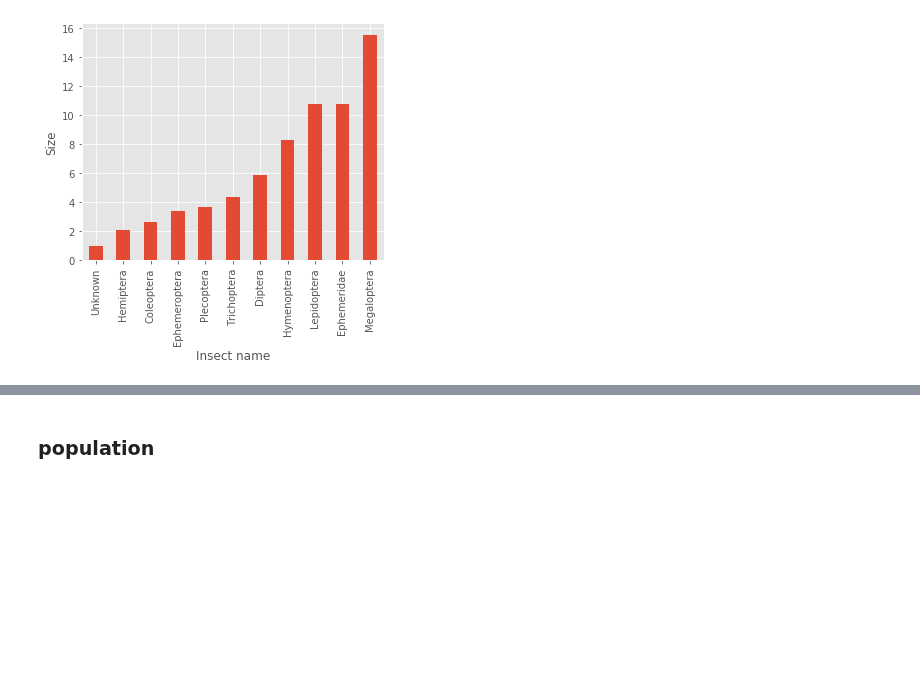
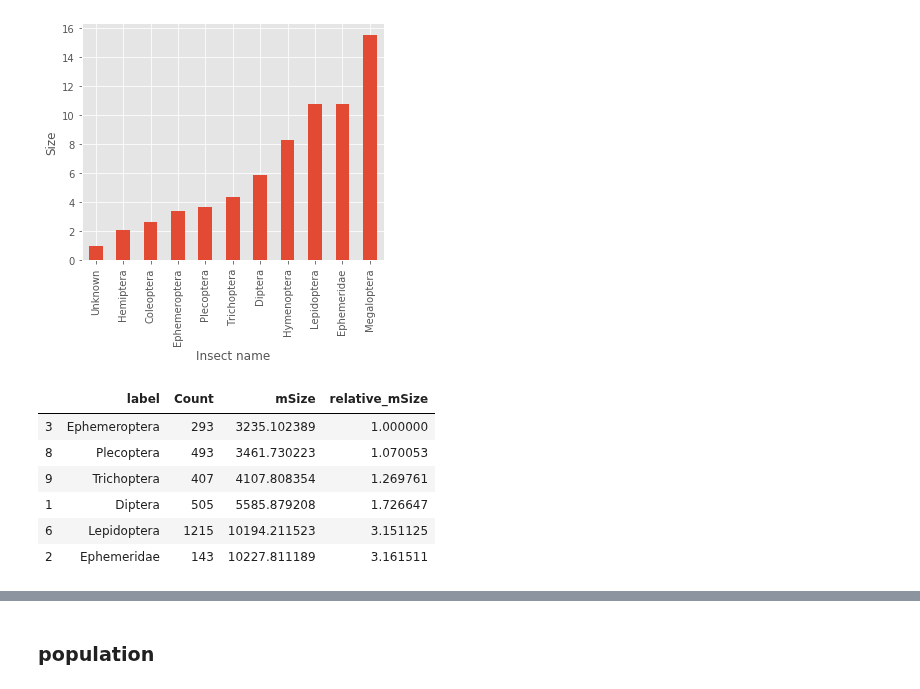
Before and after one commit to keiiti975/Insect_Phenology_Detector, a Jupyter notebook: result/classification/visualize_annotation_20200806/visualize_annotation.ipynb, the cells around one changed output, grey strips where cells are left out. Saved outputs shown, nothing was run; the diff lists cells and outputs as text; code cells hidden in the pictures; blank space fills up the shorter version.

```diff
--- a/result/classification/visualize_annotation_20200806/visualize_annotation.ipynb
+++ b/result/classification/visualize_annotation_20200806/visualize_annotation.ipynb
@@ -385,3 +385,17 @@ if os.path.exists(pj(os.getcwd(), "result/classification/visualize_annotation_20
 plt.savefig(pj(os.getcwd(), "result/classification/visualize_annotation_20200806", "average_size_sum.png"))
 # %% [output]
 [figure]
+# %%
+size_sorted_df_20191106_20200806_target = size_sorted_df_20191106_20200806.drop([10, 4, 0, 5, 7], axis=0)
+relative_mSize_target = np.array(size_sorted_df_20191106_20200806_target["relative_mSize"])
+relative_mSize_target = relative_mSize_target / relative_mSize_target.min()
+size_sorted_df_20191106_20200806_target["relative_mSize"] = relative_mSize_target
+size_sorted_df_20191106_20200806_target
+# %% [output]
+|  | label | Count | mSize | relative_mSize |
+| 3 | Ephemeroptera | 293 | 3235.102389 | 1.000000 |
+| 8 | Plecoptera | 493 | 3461.730223 | 1.070053 |
+| 9 | Trichoptera | 407 | 4107.808354 | 1.269761 |
+| 1 | Diptera | 505 | 5585.879208 | 1.726647 |
+| 6 | Lepidoptera | 1215 | 10194.211523 | 3.151125 |
+| 2 | Ephemeridae | 143 | 10227.811189 | 3.161511 |
```
Also changed, not shown: parts of 5 cells of this notebook, 4 other files.
